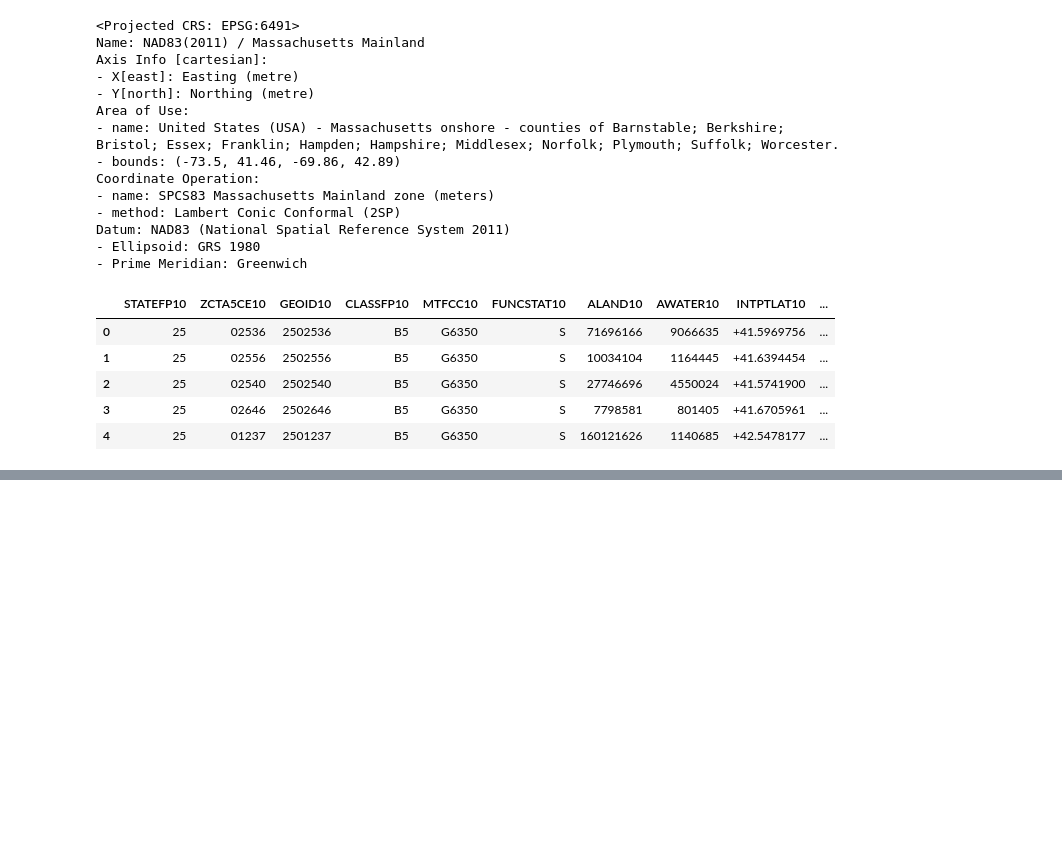
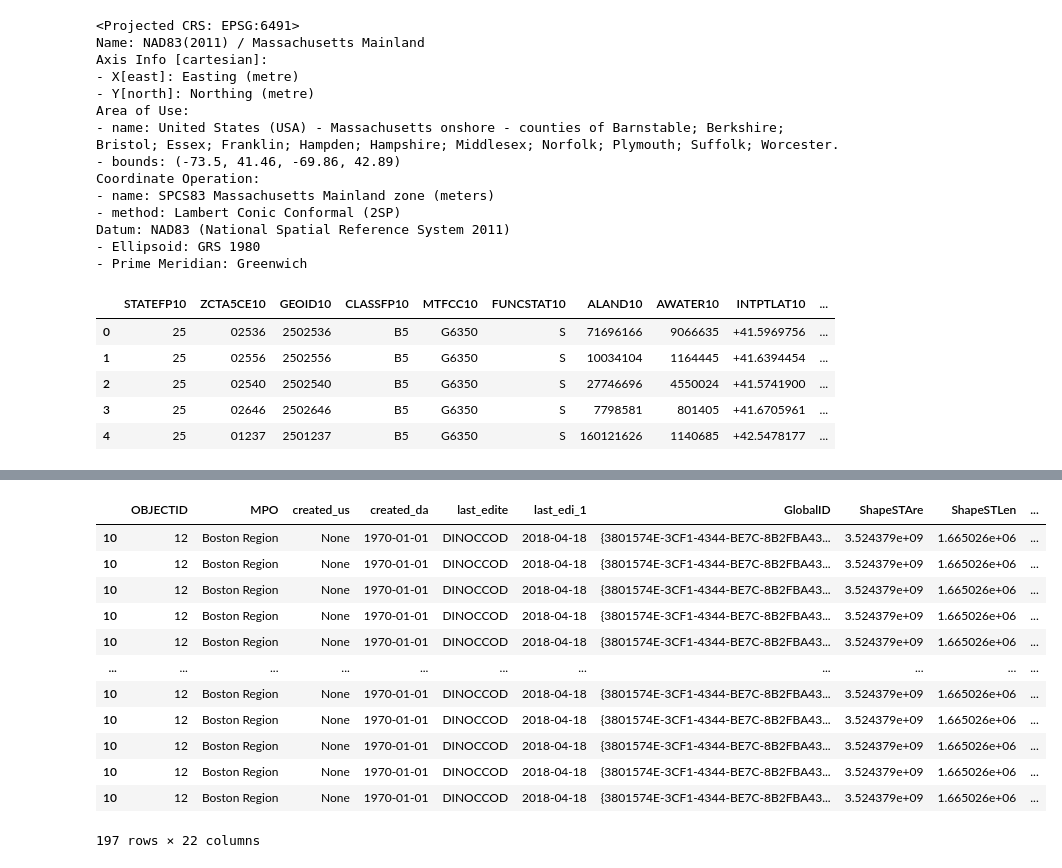
Before and after one commit to gingerleib/outdoor-recreation, a Jupyter notebook: Outdoor_Rec_Analysis.ipynb, the cells around one changed output, grey strips where cells are left out. Saved outputs shown, nothing was run; the diff lists cells and outputs as text; code cells hidden in the pictures; blank space fills up the shorter version.

```diff
--- a/Outdoor_Rec_Analysis.ipynb
+++ b/Outdoor_Rec_Analysis.ipynb
@@ -102,0 +95,17 @@ zcta.head()
+# %%
+boston_zips = gpd.sjoin(boston_mpo_area, zcta, how="left")
+boston_zips
+# %% [output]
+|  | OBJECTID | MPO | created_us | created_da | last_edite | last_edi_1 | GlobalID | ShapeSTAre | ShapeSTLen | ... |
+| 10 | 12 | Boston Region | None | 1970-01-01 | DINOCCOD | 2018-04-18 | {3801574E-3CF1-4344-BE7C-8B2FBA43... | 3.524379e+09 | 1.665026e+06 | ... |
+| 10 | 12 | Boston Region | None | 1970-01-01 | DINOCCOD | 2018-04-18 | {3801574E-3CF1-4344-BE7C-8B2FBA43... | 3.524379e+09 | 1.665026e+06 | ... |
+| 10 | 12 | Boston Region | None | 1970-01-01 | DINOCCOD | 2018-04-18 | {3801574E-3CF1-4344-BE7C-8B2FBA43... | 3.524379e+09 | 1.665026e+06 | ... |
+| 10 | 12 | Boston Region | None | 1970-01-01 | DINOCCOD | 2018-04-18 | {3801574E-3CF1-4344-BE7C-8B2FBA43... | 3.524379e+09 | 1.665026e+06 | ... |
+| 10 | 12 | Boston Region | None | 1970-01-01 | DINOCCOD | 2018-04-18 | {3801574E-3CF1-4344-BE7C-8B2FBA43... | 3.524379e+09 | 1.665026e+06 | ... |
+| ... | ... | ... | ... | ... | ... | ... | ... | ... | ... | ... |
+| 10 | 12 | Boston Region | None | 1970-01-01 | DINOCCOD | 2018-04-18 | {3801574E-3CF1-4344-BE7C-8B2FBA43... | 3.524379e+09 | 1.665026e+06 | ... |
+| 10 | 12 | Boston Region | None | 1970-01-01 | DINOCCOD | 2018-04-18 | {3801574E-3CF1-4344-BE7C-8B2FBA43... | 3.524379e+09 | 1.665026e+06 | ... |
+| 10 | 12 | Boston Region | None | 1970-01-01 | DINOCCOD | 2018-04-18 | {3801574E-3CF1-4344-BE7C-8B2FBA43... | 3.524379e+09 | 1.665026e+06 | ... |
+| 10 | 12 | Boston Region | None | 1970-01-01 | DINOCCOD | 2018-04-18 | {3801574E-3CF1-4344-BE7C-8B2FBA43... | 3.524379e+09 | 1.665026e+06 | ... |
+| 10 | 12 | Boston Region | None | 1970-01-01 | DINOCCOD | 2018-04-18 | {3801574E-3CF1-4344-BE7C-8B2FBA43... | 3.524379e+09 | 1.665026e+06 | ... |
+197 rows × 22 columns
```
Also changed, not shown: parts of 2 cells of this notebook.
